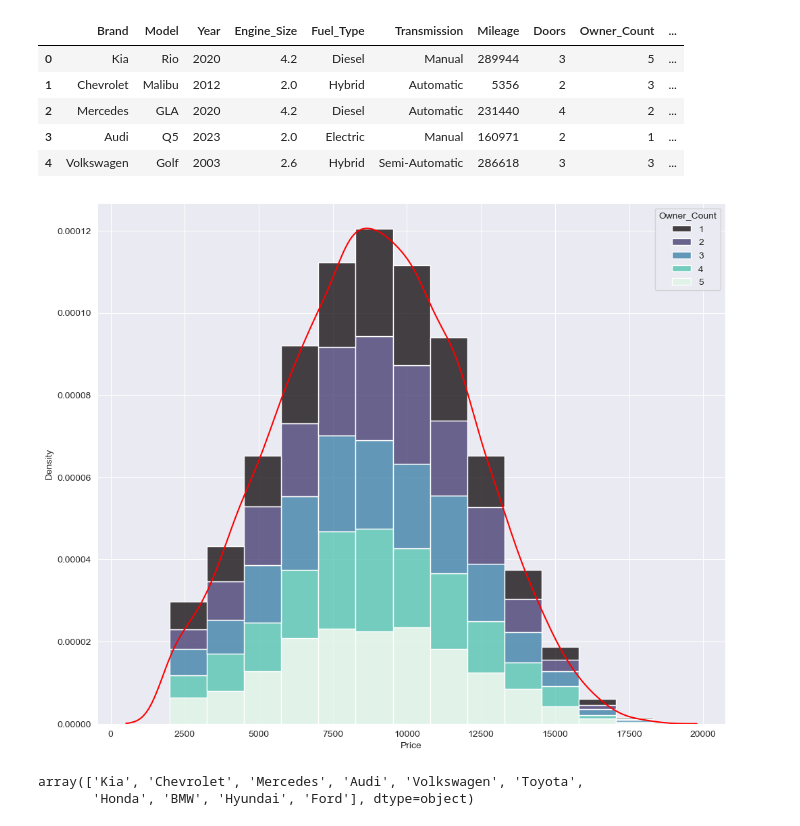
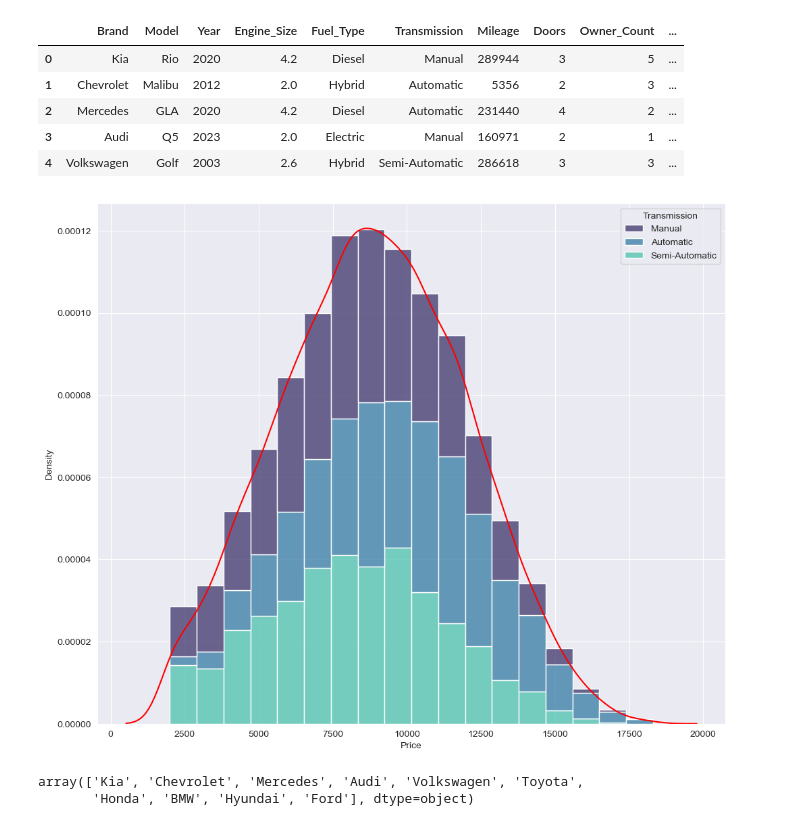
Before and after one commit to EmilianoDeLaGarzaVillarreal/CarPriceAnalysis, a Jupyter notebook: sample.ipynb, the cells around one changed output. Cells and saved outputs as stored; diff of their text form; code cells hidden in the pictures.

```diff
--- a/sample.ipynb
+++ b/sample.ipynb
@@ -64,26 +60,26 @@ df.head()
 # %%
 plt.close()
 fig, ax = plt.subplots(figsize=(12,10))
 sns.despine()
 
 sns.histplot(
     x=df['Price'],
-    hue=df['Owner_Count'],
-    binwidth=df['Price'].max()/15,
+    hue=df['Transmission'],
+    binwidth=df['Price'].max()/20,
     palette='mako',
     multiple='stack',
     stat='density'
 )
 
 sns.kdeplot(
     data = df,
     x='Price',
     color='red'
 )
 
 plt.show()
 # %% [output]
-[figure, old version]
+[figure, new version]
 # %%
 labels = df['Brand'].unique()
 # %%
```
Also changed, not shown: parts of 5 cells of this notebook.
